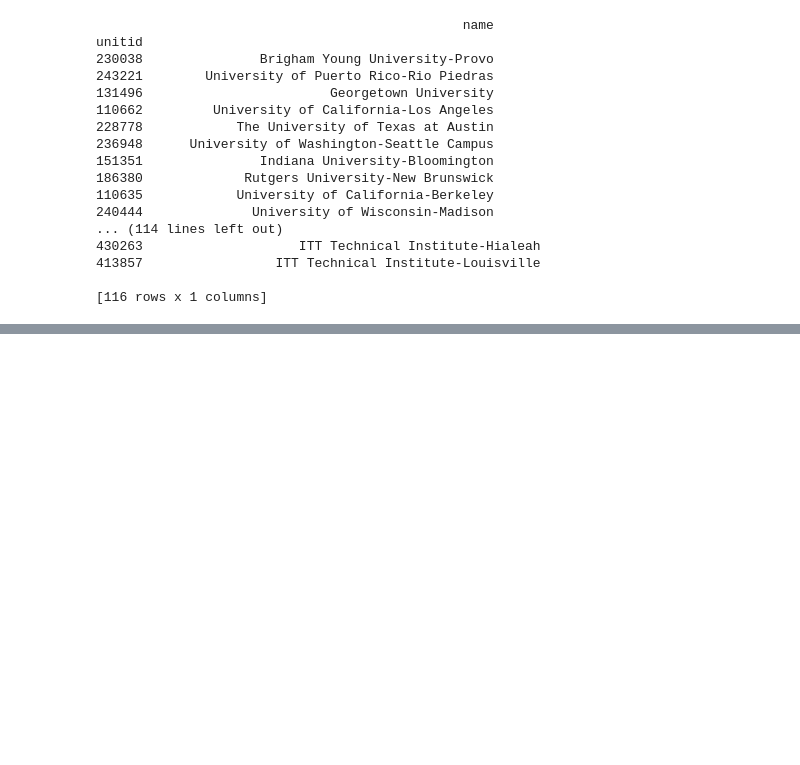
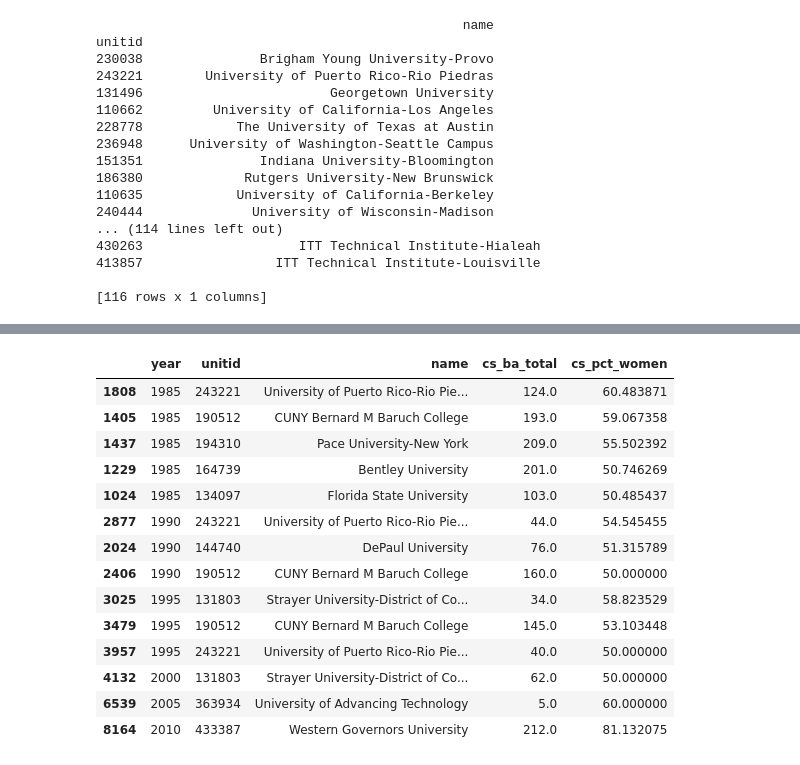
Before and after one commit to kevintroy/ipeds, a Jupyter notebook: IPEDS_degree_completions.ipynb, the cells around one changed output, grey strips where cells are left out. Saved outputs shown, nothing was run; the diff lists cells and outputs as text; code cells hidden in the pictures; blank space fills up the shorter version.

```diff
--- a/IPEDS_degree_completions.ipynb
+++ b/IPEDS_degree_completions.ipynb
@@ -379 +428,22 @@ plt.show()
+# %%
+top_cs_unis_trend.loc[(top_cs_unis_trend['cs_pct_women'] >= 50) &
+                      (top_cs_unis_trend['year'] > 1980),
+                     ['year', 'unitid', 'name', 'cs_ba_total', 'cs_pct_women']].sort_values(
+    ['year', 'cs_pct_women'], ascending=[True, False])
+# %% [output]
+|  | year | unitid | name | cs_ba_total | cs_pct_women |
+| 1808 | 1985 | 243221 | University of Puerto Rico-Rio Pie... | 124.0 | 60.483871 |
+| 1405 | 1985 | 190512 | CUNY Bernard M Baruch College | 193.0 | 59.067358 |
+| 1437 | 1985 | 194310 | Pace University-New York | 209.0 | 55.502392 |
+| 1229 | 1985 | 164739 | Bentley University | 201.0 | 50.746269 |
+| 1024 | 1985 | 134097 | Florida State University | 103.0 | 50.485437 |
+| 2877 | 1990 | 243221 | University of Puerto Rico-Rio Pie... | 44.0 | 54.545455 |
+| 2024 | 1990 | 144740 | DePaul University | 76.0 | 51.315789 |
+| 2406 | 1990 | 190512 | CUNY Bernard M Baruch College | 160.0 | 50.000000 |
+| 3025 | 1995 | 131803 | Strayer University-District of Co... | 34.0 | 58.823529 |
+| 3479 | 1995 | 190512 | CUNY Bernard M Baruch College | 145.0 | 53.103448 |
+| 3957 | 1995 | 243221 | University of Puerto Rico-Rio Pie... | 40.0 | 50.000000 |
+| 4132 | 2000 | 131803 | Strayer University-District of Co... | 62.0 | 50.000000 |
+| 6539 | 2005 | 363934 | University of Advancing Technology | 5.0 | 60.000000 |
+| 8164 | 2010 | 433387 | Western Governors University | 212.0 | 81.132075 |
 # %% [markdown]
```
Also changed, not shown: parts of 28 cells of this notebook.
